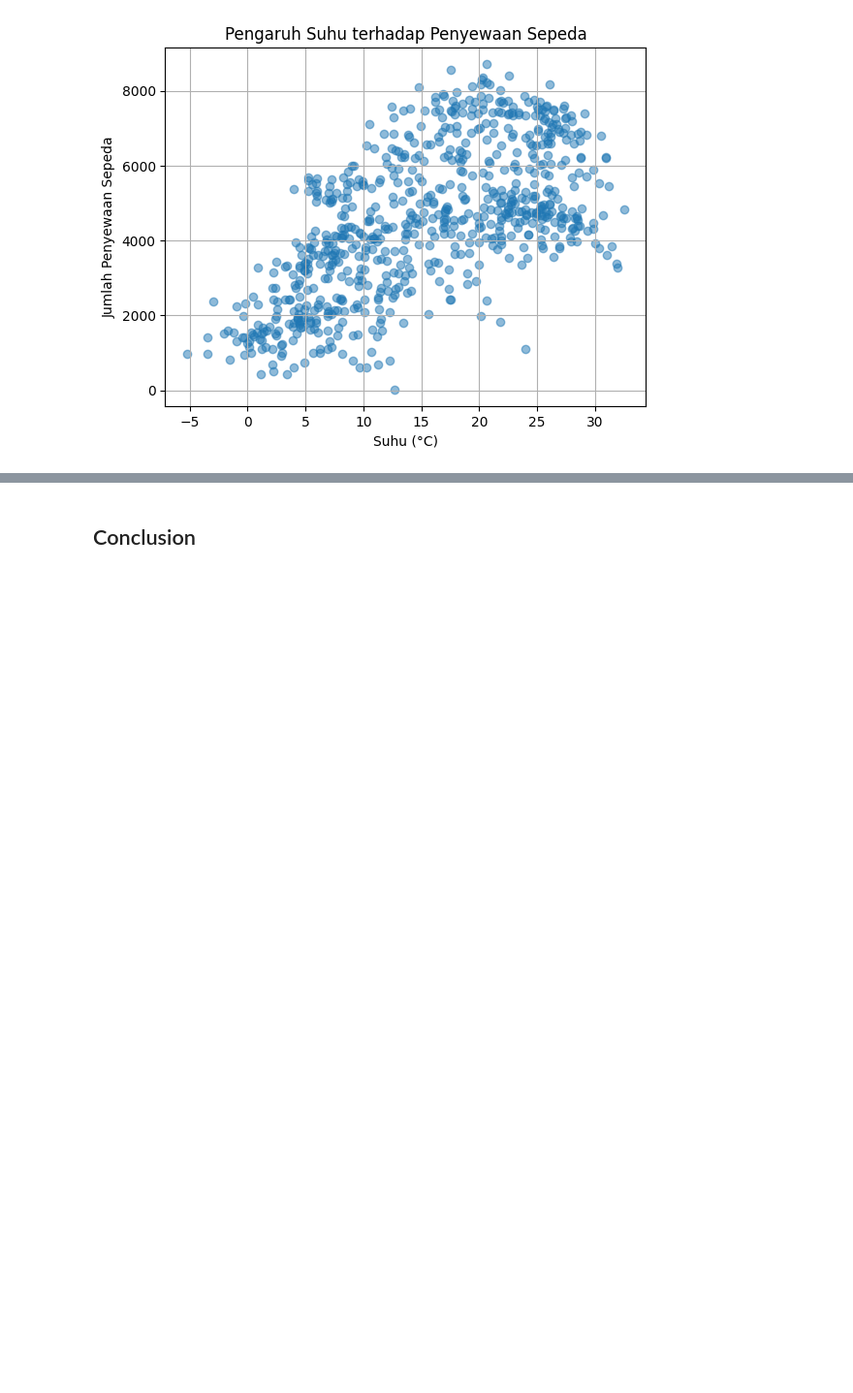
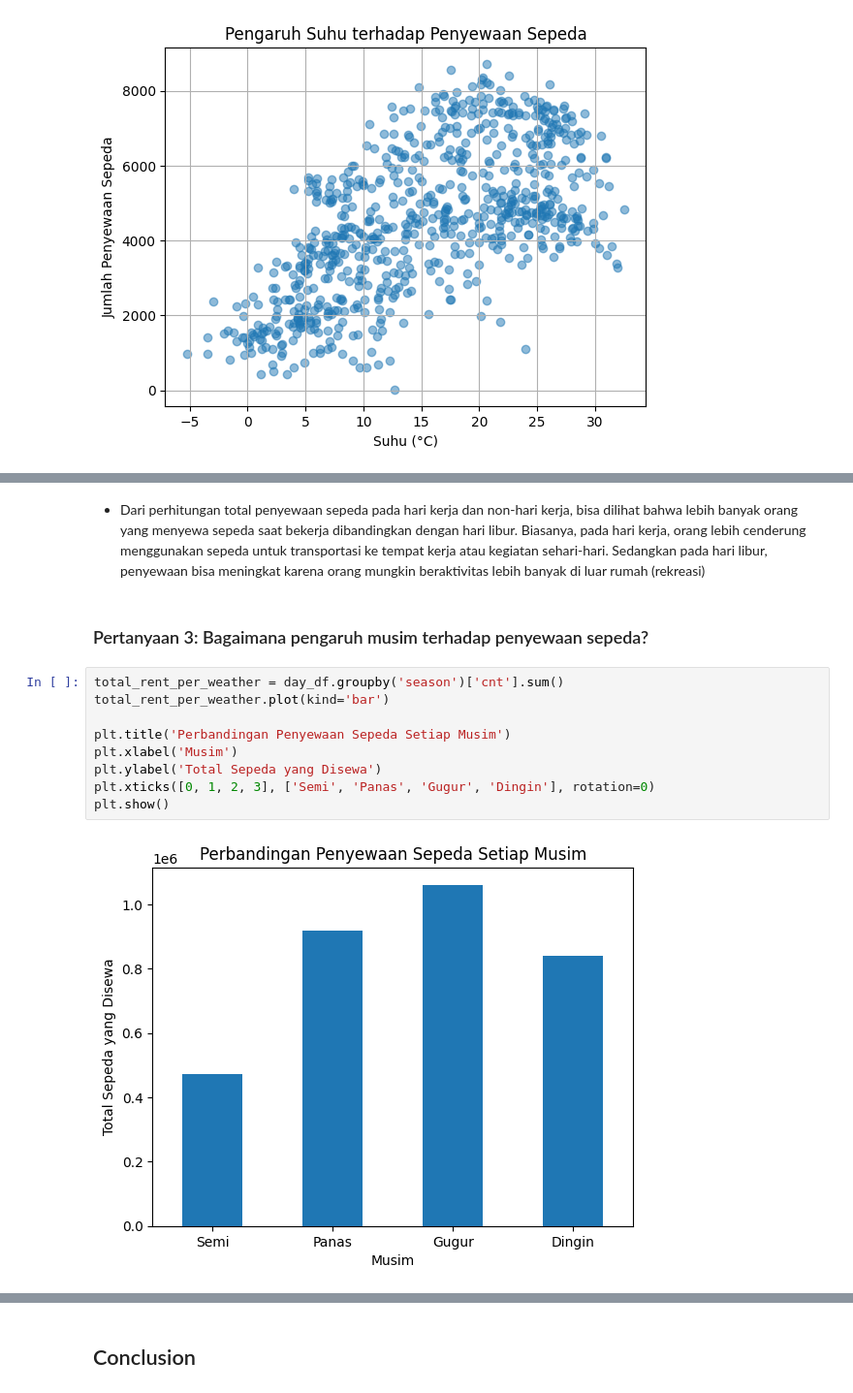
Before and after one commit to habibsatya/dicoding-data-analyst-sub, a Jupyter notebook: Proyek_Analisis_Data.ipynb, the cells around one changed output, grey strips where cells are left out. Shown at 97% size. Cells and saved outputs as stored; diff of their text form; blank space fills up the shorter version.

```diff
--- a/Proyek_Analisis_Data.ipynb
+++ b/Proyek_Analisis_Data.ipynb
@@ -326,0 +332,15 @@ Berdasarkan data di atas, didapatkan insight sebagai berikut:
+# %% [markdown]
+- Dari perhitungan total penyewaan sepeda pada hari kerja dan non-hari kerja, bisa dilihat bahwa lebih banyak orang yang menyewa sepeda saat bekerja dibandingkan dengan hari libur. Biasanya, pada hari kerja, orang lebih cenderung menggunakan sepeda untuk transportasi ke tempat kerja atau kegiatan sehari-hari. Sedangkan pada hari libur, penyewaan bisa meningkat karena orang mungkin beraktivitas lebih banyak di luar rumah (rekreasi)
+# %% [markdown]
+### Pertanyaan 3: Bagaimana pengaruh musim terhadap penyewaan sepeda?
+# %%
+total_rent_per_weather = day_df.groupby('season')['cnt'].sum()
+total_rent_per_weather.plot(kind='bar')
+
+plt.title('Perbandingan Penyewaan Sepeda Setiap Musim')
+plt.xlabel('Musim')
+plt.ylabel('Total Sepeda yang Disewa')
+plt.xticks([0, 1, 2, 3], ['Semi', 'Panas', 'Gugur', 'Dingin'], rotation=0)
+plt.show()
+# %% [output]
+[figure, added]
```
Also changed, not shown: parts of 13 cells of this notebook.
